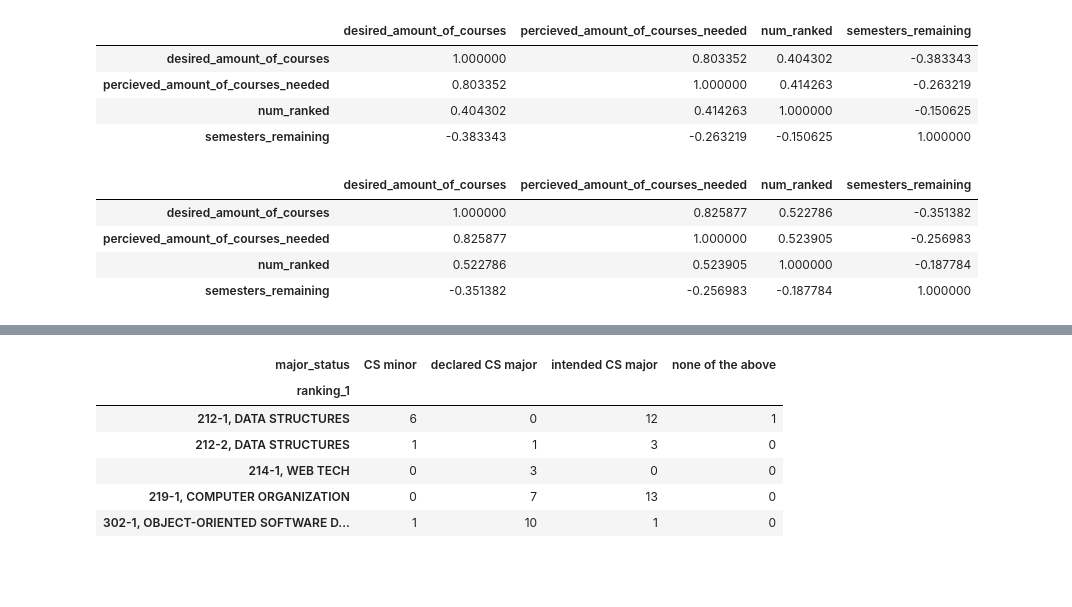
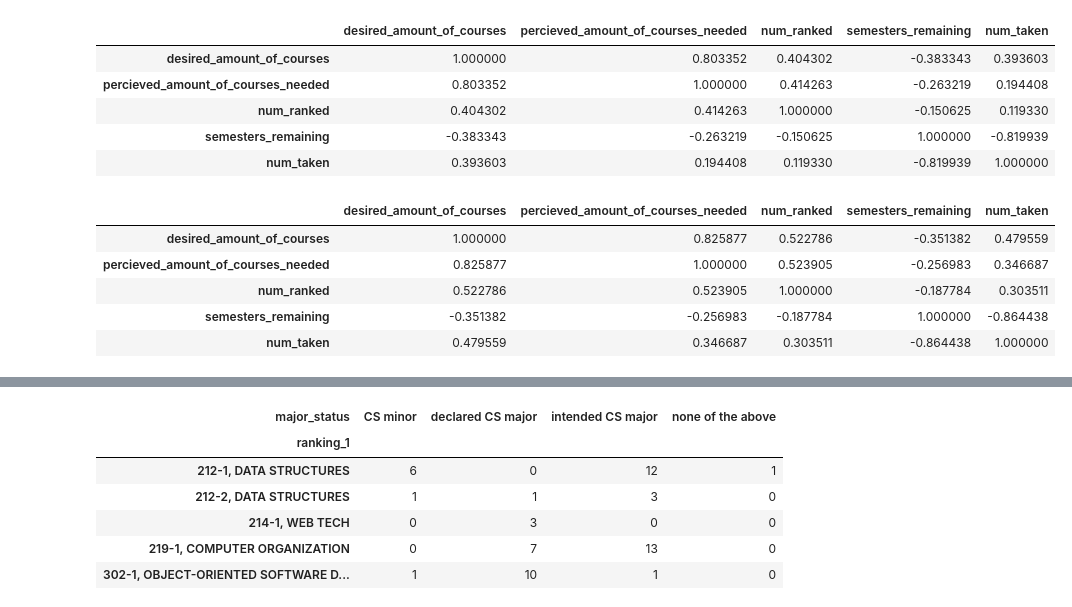
Before and after one commit to awoolfson/data-science-final, a Jupyter notebook: bivariate.ipynb, the cells around one changed output, grey strips where cells are left out. Drawn from its saved outputs; the diff is of its cells as text; code cells hidden in the pictures; blank space fills up the shorter version.

```diff
--- a/bivariate.ipynb
+++ b/bivariate.ipynb
@@ -32,30 +35,34 @@ plt.show()
 # %%
 # Pearson correlations between all numeric columns
 pearson = df[[
     "desired_amount_of_courses",
     "percieved_amount_of_courses_needed",
     "num_ranked",
-    "semesters_remaining"
+    "semesters_remaining",
+    "num_taken"
     ]].corr(method='pearson')
 pearson
 # %% [output]
-|  | desired_amount_of_courses | percieved_amount_of_courses_needed | num_ranked | semesters_remaining |
-| desired_amount_of_courses | 1.000000 | 0.803352 | 0.404302 | -0.383343 |
-| percieved_amount_of_courses_needed | 0.803352 | 1.000000 | 0.414263 | -0.263219 |
-| num_ranked | 0.404302 | 0.414263 | 1.000000 | -0.150625 |
-| semesters_remaining | -0.383343 | -0.263219 | -0.150625 | 1.000000 |
+|  | desired_amount_of_courses | percieved_amount_of_courses_needed | num_ranked | semesters_remaining | num_taken |
+| desired_amount_of_courses | 1.000000 | 0.803352 | 0.404302 | -0.383343 | 0.393603 |
+| percieved_amount_of_courses_needed | 0.803352 | 1.000000 | 0.414263 | -0.263219 | 0.194408 |
+| num_ranked | 0.404302 | 0.414263 | 1.000000 | -0.150625 | 0.119330 |
+| semesters_remaining | -0.383343 | -0.263219 | -0.150625 | 1.000000 | -0.819939 |
+| num_taken | 0.393603 | 0.194408 | 0.119330 | -0.819939 | 1.000000 |
 # %%
 # Spearman correlation between all numeric columns
 spearman = df[[
     "desired_amount_of_courses",
     "percieved_amount_of_courses_needed",
     "num_ranked",
-    "semesters_remaining"
+    "semesters_remaining",
+    "num_taken"
     ]].corr(method='spearman')
 spearman
 # %% [output]
-|  | desired_amount_of_courses | percieved_amount_of_courses_needed | num_ranked | semesters_remaining |
-| desired_amount_of_courses | 1.000000 | 0.825877 | 0.522786 | -0.351382 |
-| percieved_amount_of_courses_needed | 0.825877 | 1.000000 | 0.523905 | -0.256983 |
-| num_ranked | 0.522786 | 0.523905 | 1.000000 | -0.187784 |
-| semesters_remaining | -0.351382 | -0.256983 | -0.187784 | 1.000000 |
+|  | desired_amount_of_courses | percieved_amount_of_courses_needed | num_ranked | semesters_remaining | num_taken |
+| desired_amount_of_courses | 1.000000 | 0.825877 | 0.522786 | -0.351382 | 0.479559 |
+| percieved_amount_of_courses_needed | 0.825877 | 1.000000 | 0.523905 | -0.256983 | 0.346687 |
+| num_ranked | 0.522786 | 0.523905 | 1.000000 | -0.187784 | 0.303511 |
+| semesters_remaining | -0.351382 | -0.256983 | -0.187784 | 1.000000 | -0.864438 |
+| num_taken | 0.479559 | 0.346687 | 0.303511 | -0.864438 | 1.000000 |
```
Also changed, not shown: parts of 8 cells of this notebook, 3 other files.
